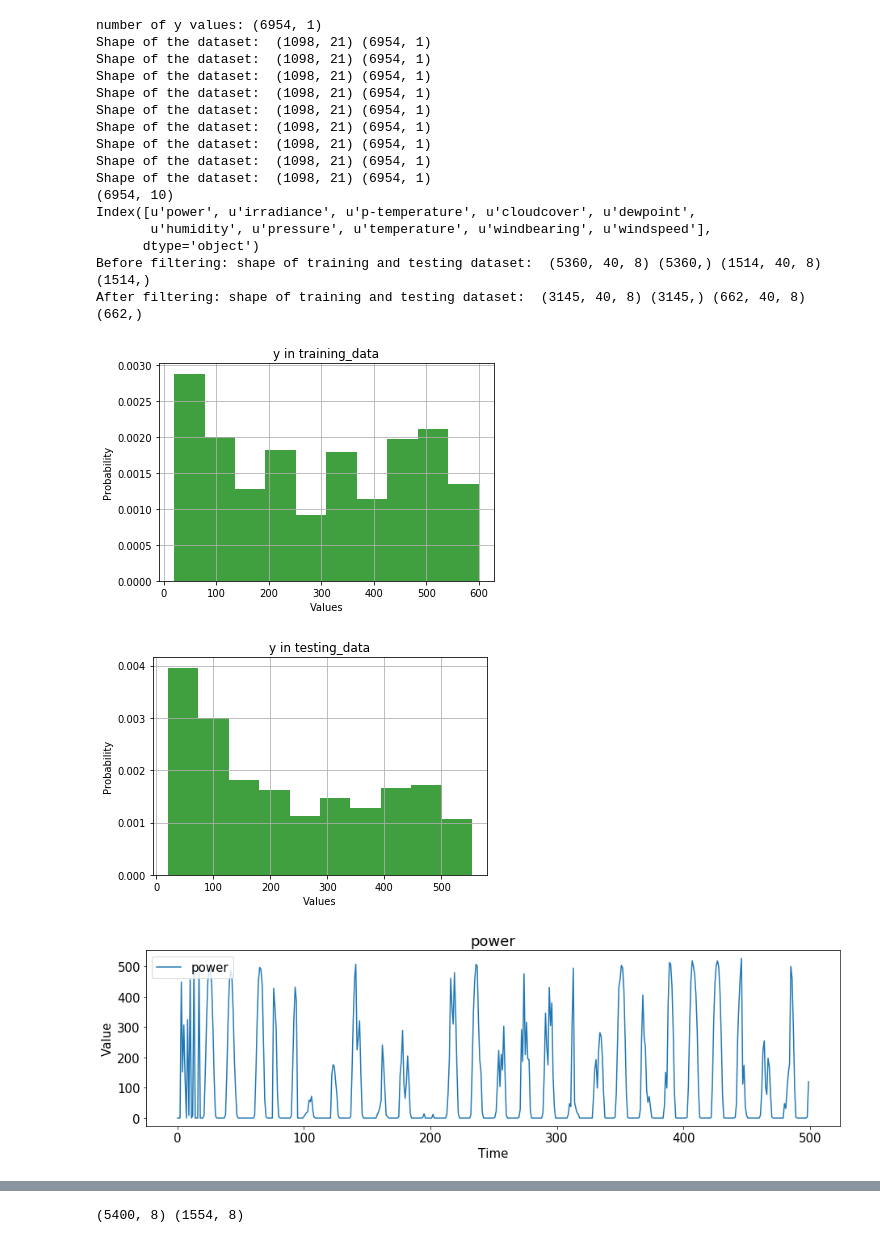
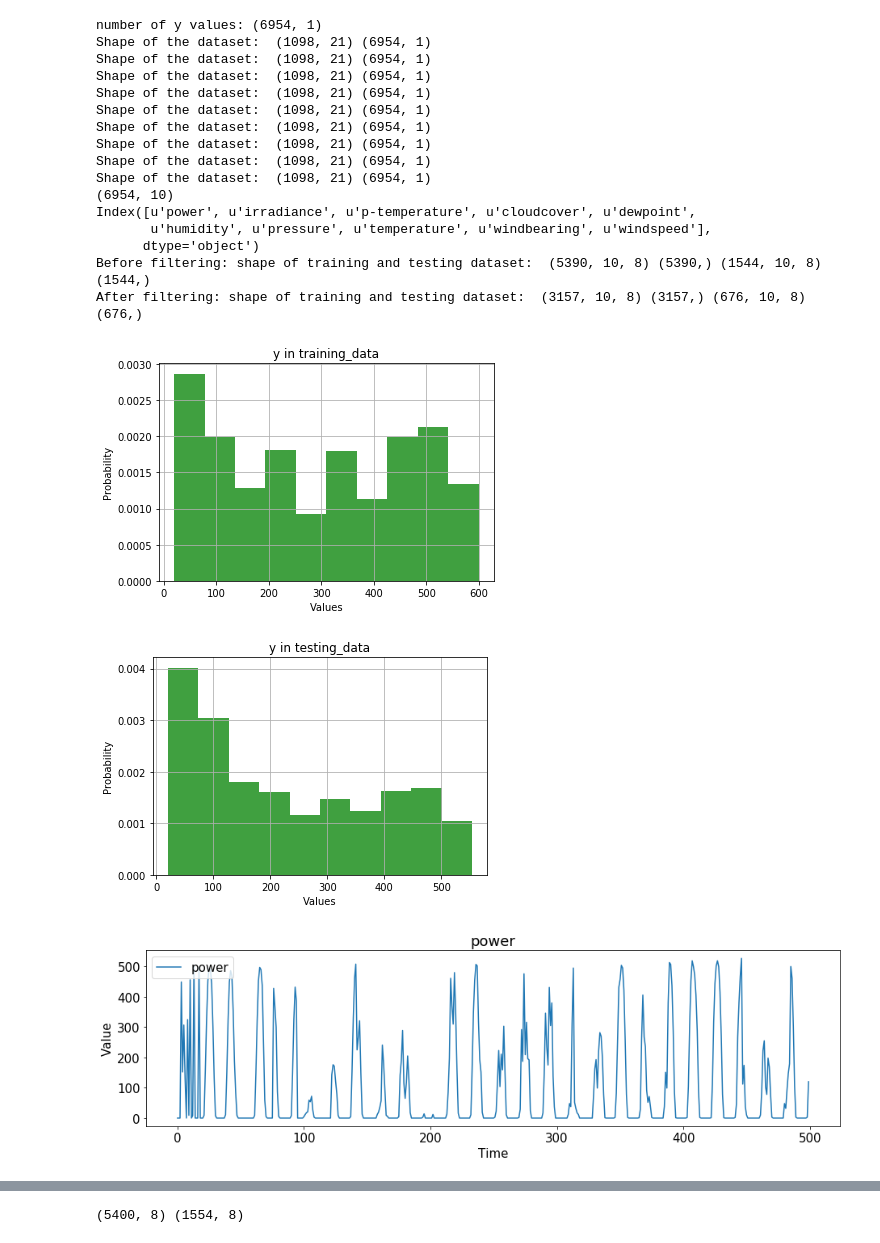
Before and after one commit to weilai0980/tsRNN, a Jupyter notebook: forecasting/data_prep.ipynb, the cells around one changed output, grey strips where cells are left out. Drawn from its saved outputs; the diff is of its cells as text; code cells hidden in the pictures.

```diff
--- a/forecasting/data_prep.ipynb
+++ b/forecasting/data_prep.ipynb
@@ -127,7 +124,7 @@ para_is_stateful = False
 # %%
 # ---- DATA power plant ----
 
-para_win_size = 40
+para_win_size = 10
 
 
 file_name = ['plant-irradiance.csv', 'plant-temperature.csv', 'weather-cloudcover.csv', \
@@ -187,8 +184,6 @@ build_training_testing_data_4learning( dta_df, target_col, feature_cols, \
                                       para_uni_variate, para_train_test_split, para_win_size, \
                                       para_train_range, para_test_range, para_is_stateful )
 
-
-
 print 'Before filtering: shape of training and testing dataset: ', np.shape(x_train), np.shape(y_train), \
                                                  np.shape(x_test), np.shape(y_test)
 
@@ -228,37 +223,37 @@ y_distribution_plot( y_test,  'y in testing_data' )
 multivariate_ts_plot( dta_df[['power']].iloc[:500], 'power' )
 
 multivariate_ts_plot( dta_df[['p-temperature', 'temperature']], 'temp' )
 
 multivariate_ts_plot( dta_df[['windbearing', 'windspeed']], 'wind' )
 
 multivariate_ts_plot( dta_df[['cloudcover', ]], 'cloudcover' )
 
 multivariate_ts_plot( dta_df[['dewpoint' ]], 'dewpoint' )
 
 multivariate_ts_plot( dta_df[[ 'humidity' ]], 'humidity' )
 
 multivariate_ts_plot( dta_df[[ 'irradiance' ]], 'irradiance' )
 
 multivariate_ts_plot( dta_df[[ 'pressure' ]], 'pressure' )
 # %% [output]
 number of y values: (6954, 1)
 Shape of the dataset:  (1098, 21) (6954, 1)
 Shape of the dataset:  (1098, 21) (6954, 1)
 Shape of the dataset:  (1098, 21) (6954, 1)
 Shape of the dataset:  (1098, 21) (6954, 1)
 Shape of the dataset:  (1098, 21) (6954, 1)
 Shape of the dataset:  (1098, 21) (6954, 1)
 Shape of the dataset:  (1098, 21) (6954, 1)
 Shape of the dataset:  (1098, 21) (6954, 1)
 Shape of the dataset:  (1098, 21) (6954, 1)
 (6954, 10)
 Index([u'power', u'irradiance', u'p-temperature', u'cloudcover', u'dewpoint',
        u'humidity', u'pressure', u'temperature', u'windbearing', u'windspeed'],
       dtype='object')
-Before filtering: shape of training and testing dataset:  (5360, 40, 8) (5360,) (1514, 40, 8) (1514,)
-After filtering: shape of training and testing dataset:  (3145, 40, 8) (3145,) (662, 40, 8) (662,)
+Before filtering: shape of training and testing dataset:  (5390, 10, 8) (5390,) (1544, 10, 8) (1544,)
+After filtering: shape of training and testing dataset:  (3157, 10, 8) (3157,) (676, 10, 8) (676,)
-[figure, old version]
+[figure, new version]
-[figure, old version]
+[figure, new version]
 [figure]
 [figure]
 [figure]
```
Also changed, not shown: parts of 12 cells of this notebook, 16 other files.
